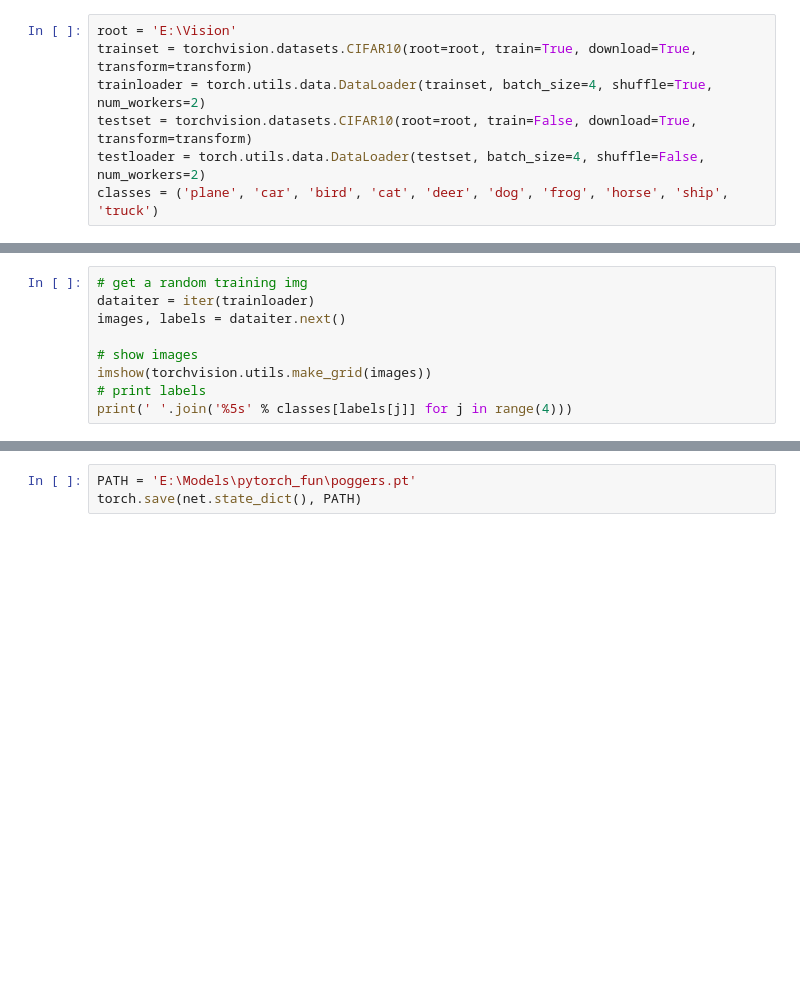
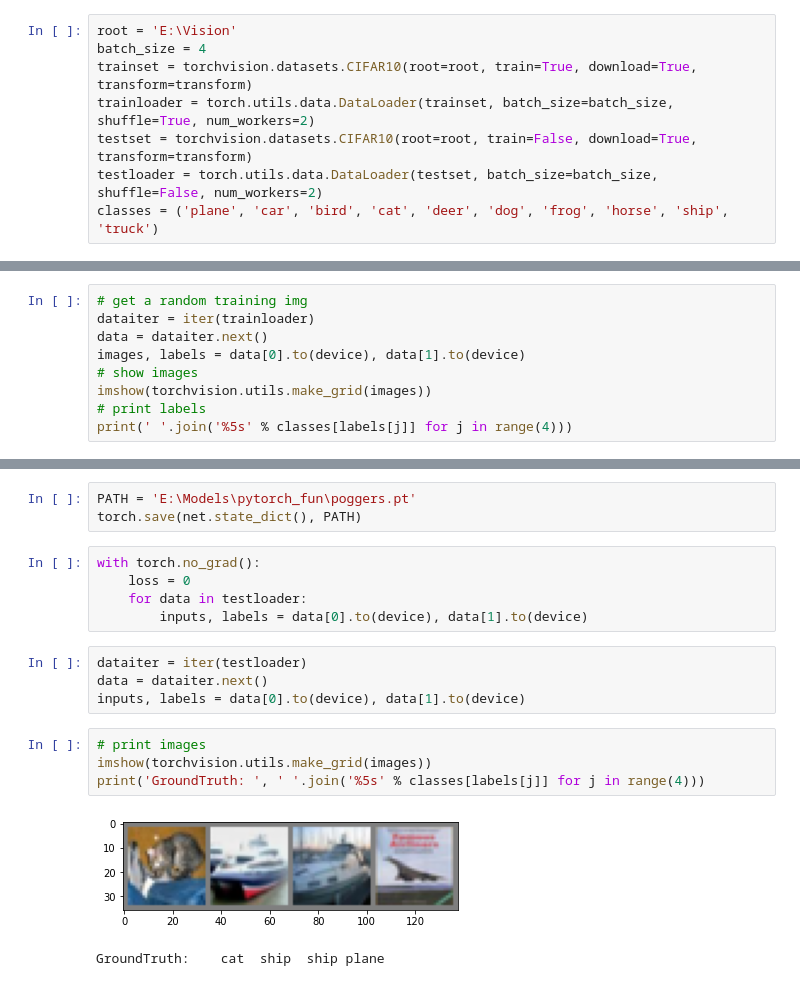
Before and after one commit to charlesfry/MachineLearning, a Jupyter notebook: pytorch_fun/example_model.ipynb, the cells around one changed output, grey strips where cells are left out. Saved outputs shown, nothing was run; the diff lists cells and outputs as text; blank space fills up the shorter version.

```diff
--- a/pytorch_fun/example_model.ipynb
+++ b/pytorch_fun/example_model.ipynb
@@ -129,10 +130,11 @@ transform = transforms.Compose(
     transforms.Normalize((.5,.5,.5), (.5,.5,.5))])
 # %%
 root = 'E:\Vision'
+batch_size = 4
 trainset = torchvision.datasets.CIFAR10(root=root, train=True, download=True, transform=transform)
-trainloader = torch.utils.data.DataLoader(trainset, batch_size=4, shuffle=True, num_workers=2)
+trainloader = torch.utils.data.DataLoader(trainset, batch_size=batch_size, shuffle=True, num_workers=2)
 testset = torchvision.datasets.CIFAR10(root=root, train=False, download=True, transform=transform)
-testloader = torch.utils.data.DataLoader(testset, batch_size=4, shuffle=False, num_workers=2)
+testloader = torch.utils.data.DataLoader(testset, batch_size=batch_size, shuffle=False, num_workers=2)
 classes = ('plane', 'car', 'bird', 'cat', 'deer', 'dog', 'frog', 'horse', 'ship', 'truck')
 # %% [output]
 Files already downloaded and verified
@@ -146,8 +148,8 @@ def imshow(img):
 # %%
 # get a random training img
 dataiter = iter(trainloader)
-images, labels = dataiter.next()
-
+data = dataiter.next()
+images, labels = data[0].to(device), data[1].to(device)
 # show images
 imshow(torchvision.utils.make_grid(images))
 # print labels
@@ -215,3 +217,19 @@ finished training
 # %%
 PATH = 'E:\Models\pytorch_fun\poggers.pt'
 torch.save(net.state_dict(), PATH)
+# %%
+with torch.no_grad():
+    loss = 0
+    for data in testloader:
+        inputs, labels = data[0].to(device), data[1].to(device)
+# %%
+dataiter = iter(testloader)
+data = dataiter.next()
+inputs, labels = data[0].to(device), data[1].to(device)
+# %%
+# print images
+imshow(torchvision.utils.make_grid(images))
+print('GroundTruth: ', ' '.join('%5s' % classes[labels[j]] for j in range(4)))
+# %% [output]
+[figure, added]
+GroundTruth:    cat  ship  ship plane
```
Also changed, not shown: parts of 13 cells of this notebook, 1 other file.
